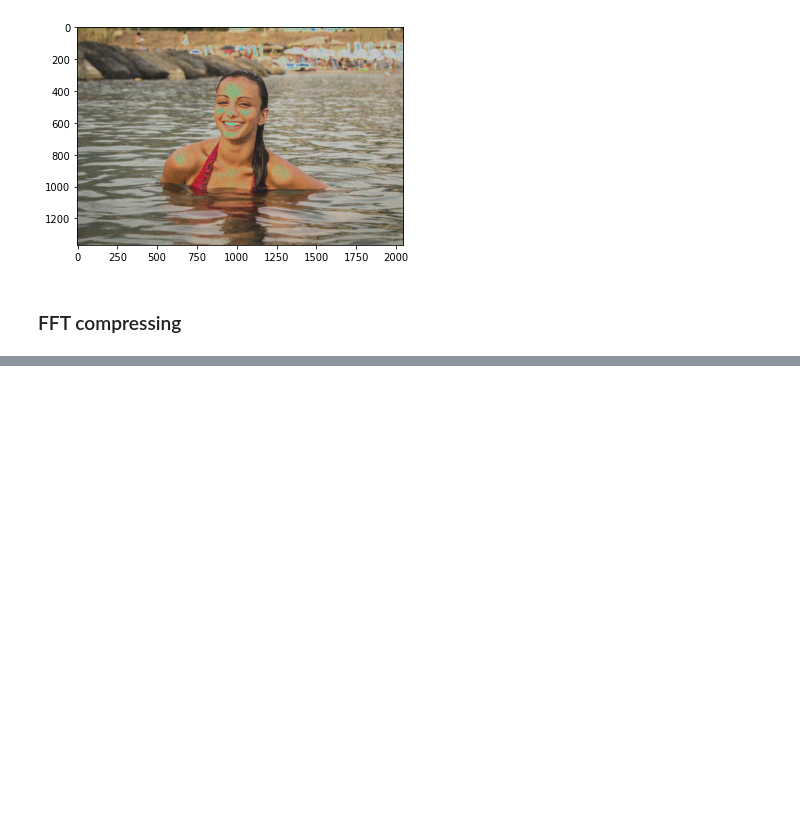
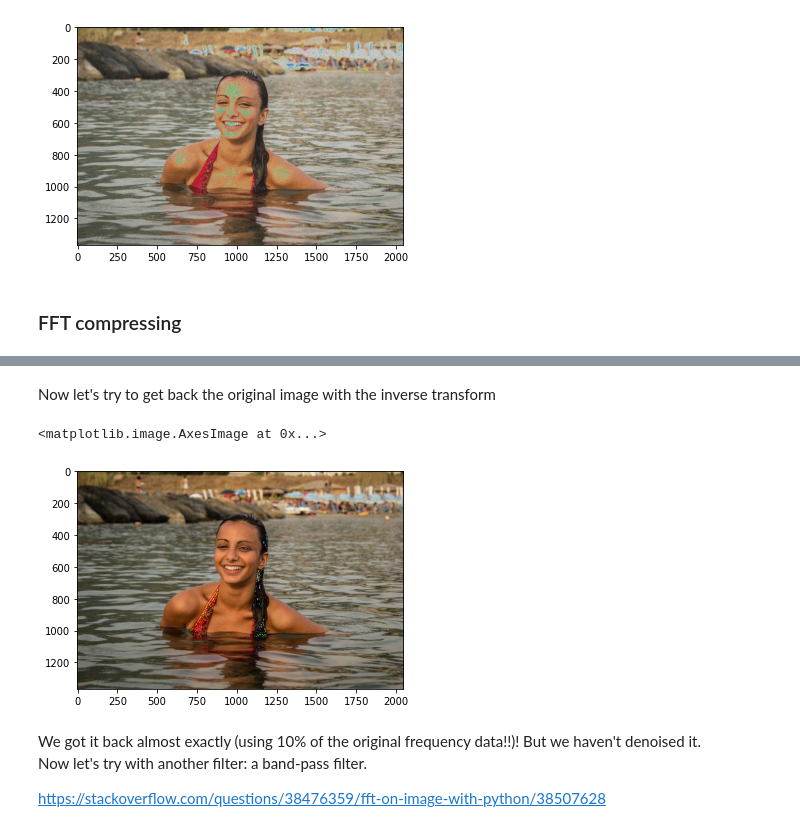
Before and after one commit to GiuliaLanzillotta/My-ML-exercises, a Jupyter notebook: Signal_processing.ipynb, the cells around one changed output, grey strips where cells are left out. Cells and saved outputs as stored; diff of their text form; code cells hidden in the pictures; blank space fills up the shorter version.

```diff
--- a/Signal_processing.ipynb
+++ b/Signal_processing.ipynb
@@ -315,0 +322,13 @@ Text(0.5, 1.0, 'Reconstructed Image')
+# %% [markdown]
+Now let's try to get back the original image with the inverse transform
+# %%
+reconstructed = fp.irfft(fp.irfft(lp_spectrum, axis=1),axis=0)
+pyplot.imshow(reconstructed.astype("uint8"))
+# %% [output]
+<matplotlib.image.AxesImage at 0x...>
+[figure, added]
+# %% [markdown]
+We got it back almost exactly (using 10% of the original frequency data!!)! But we haven't denoised it.<br>
+Now let's try with another filter: a band-pass filter.
+
+https://stackoverflow.com/questions/38476359/fft-on-image-with-python/38507628
```
Also changed, not shown: parts of 10 cells of this notebook.
